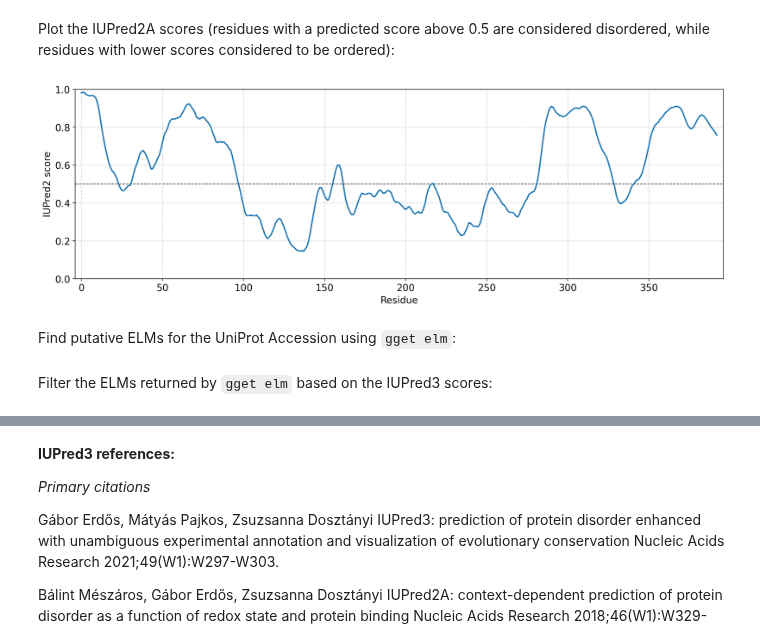
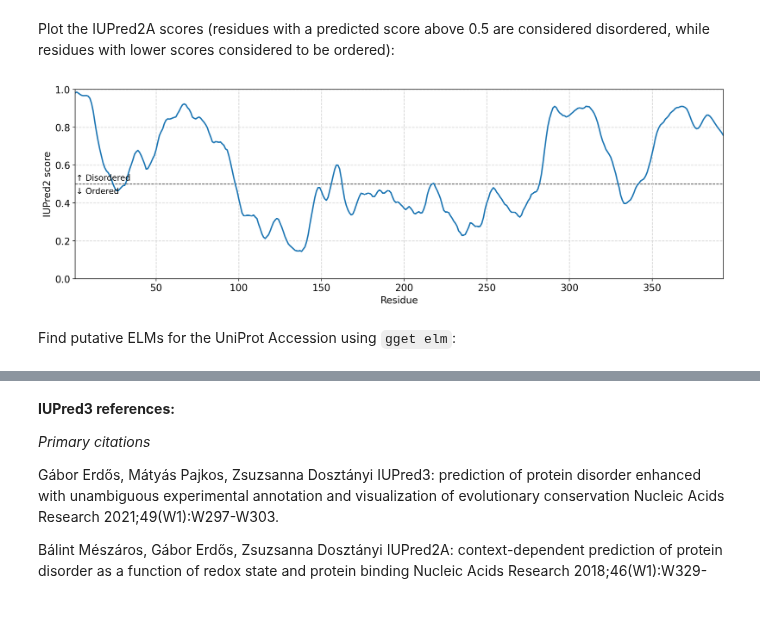
Before and after one commit to pachterlab/gget_examples, a Jupyter notebook: gget_elm_IUPred3_tutorial.ipynb, the cells around one changed output, grey strips where cells are left out. Saved outputs shown, nothing was run; the diff lists cells and outputs as text; code cells hidden in the pictures; blank space fills up the shorter version.

```diff
--- a/gget_elm_IUPred3_tutorial.ipynb
+++ b/gget_elm_IUPred3_tutorial.ipynb
@@ -53,29 +53,29 @@ Plot the IUPred2A scores (residues with a predicted score above 0.5 are consider
 # %%
 fig, ax = plt.subplots(figsize=(17,5))
 fontsize = 14
 
 # Plot IUPred2 scores returned by API
 scores = r.json()["iupred2"]
-ax.plot(np.arange(len(scores)), scores, lw=2)
+ax.plot(np.arange(len(scores)+1)[1:], scores, lw=2)
 
 # Set x and y axis labels
 ax.set_xlabel("Residue", fontsize=fontsize)
 ax.set_ylabel("IUPred2 score", fontsize=fontsize)
 
 ax.axhline(0.5, color="black", lw=1, ls="--", zorder=-1)
+ax.text(0, 0.52, " ↑ Disordered", fontsize=fontsize-2)
+ax.text(0, 0.45, " ↓ Ordered", fontsize=fontsize-2)
 
 ax.set_ylim(0,1)
-ax.margins(x=0.01)
+ax.margins(x=0)
 ax.tick_params(axis="both", labelsize=fontsize)
 ax.grid(True, which="both", color="lightgray", ls="--", lw=1)
 ax.set_axisbelow(True)
 
 fig.show()
 # %% [output]
-[figure, old version]
+[figure, new version]
 # %% [markdown]
 Find putative ELMs for the UniProt Accession using `gget elm`:
 # %%
 ortho, regex = gget.elm(uniprot_acc, uniprot=True)
-# %% [markdown]
-Filter the ELMs returned by `gget elm` based on the IUPred3 scores:
```
Also changed, not shown: parts of 8 cells of this notebook.
